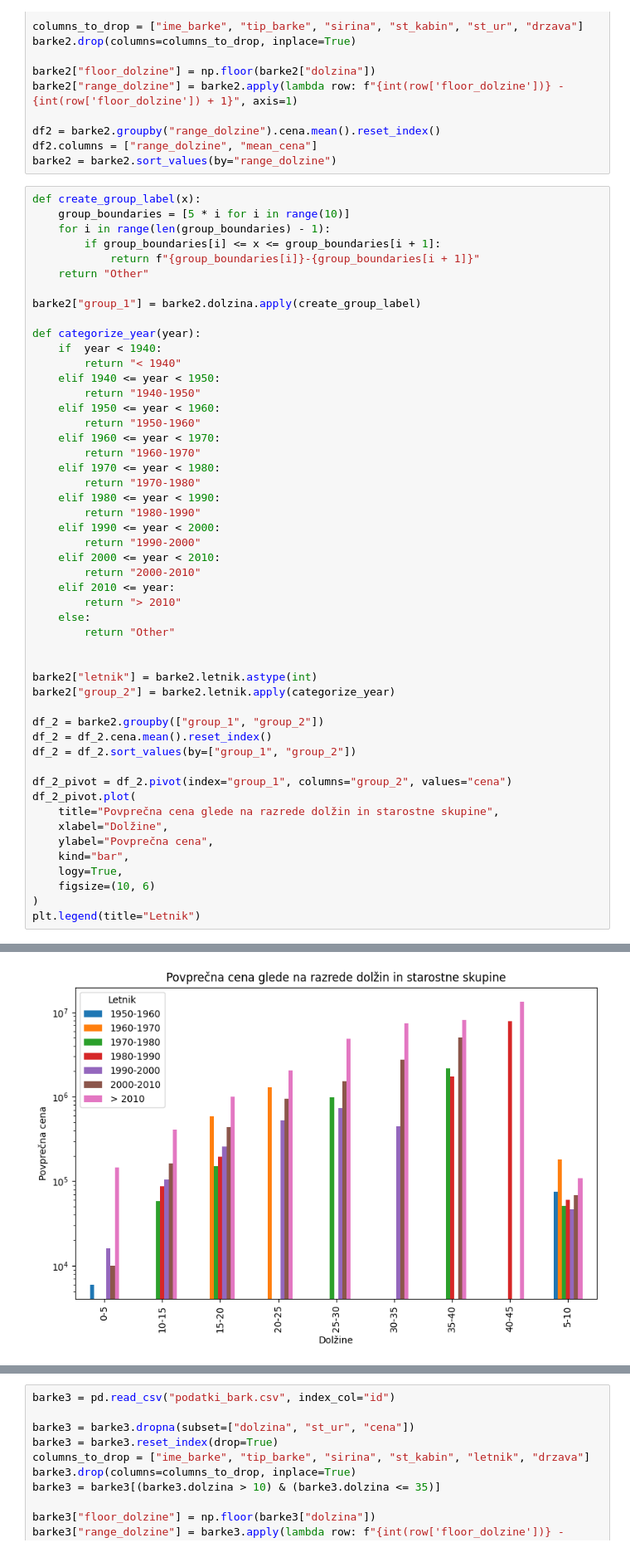
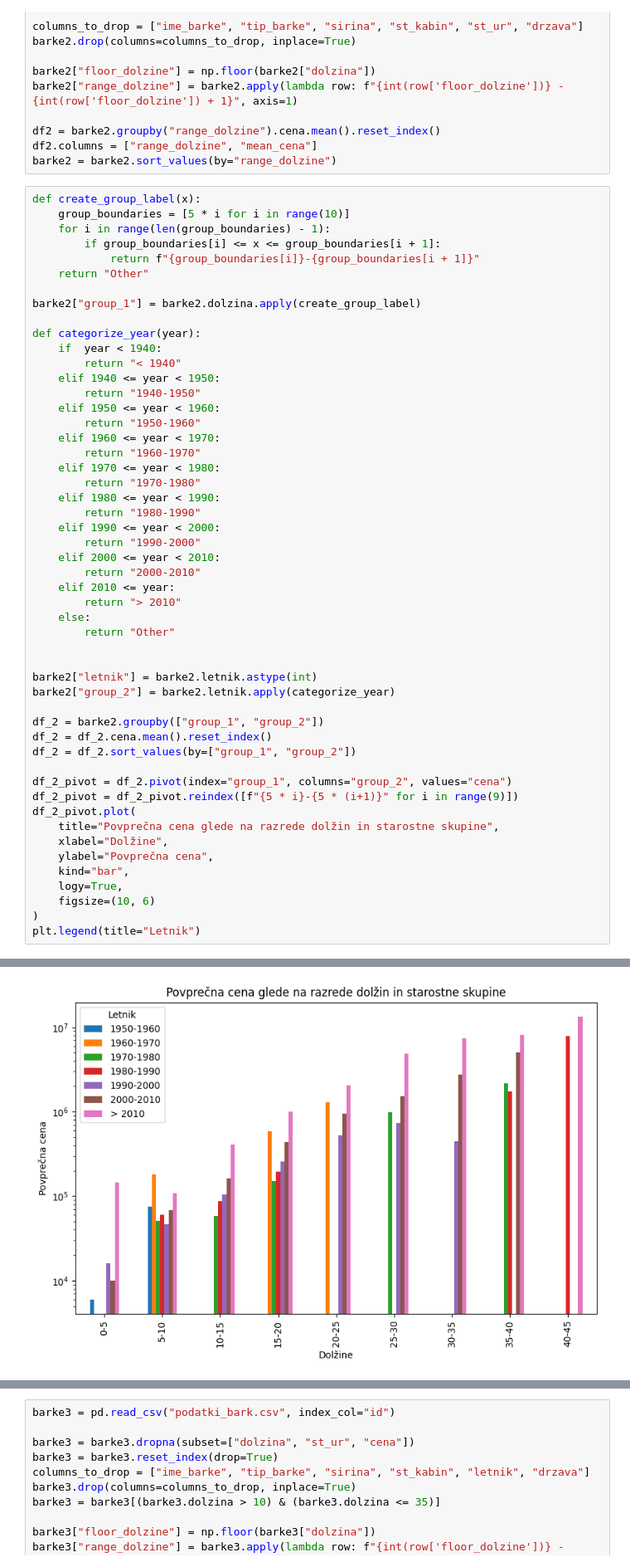
Before and after one commit to JanNabergoj/Analiza_podatkov, a Jupyter notebook: Analiza_bark.ipynb, the cells around one changed output, grey strips where cells are left out. Shown: that part at 83% size. Saved outputs shown, nothing was run; the diff lists cells and outputs as text.

```diff
--- a/Analiza_bark.ipynb
+++ b/Analiza_bark.ipynb
@@ -189,32 +197,33 @@ def categorize_year(year):
         return "1980-1990"
     elif 1990 <= year < 2000:
         return "1990-2000"
     elif 2000 <= year < 2010:
         return "2000-2010"
     elif 2010 <= year:
         return "> 2010"
     else:
         return "Other"
 
 
 barke2["letnik"] = barke2.letnik.astype(int)
 barke2["group_2"] = barke2.letnik.apply(categorize_year)
 
 df_2 = barke2.groupby(["group_1", "group_2"])
 df_2 = df_2.cena.mean().reset_index()
 df_2 = df_2.sort_values(by=["group_1", "group_2"])
 
 df_2_pivot = df_2.pivot(index="group_1", columns="group_2", values="cena")
+df_2_pivot = df_2_pivot.reindex([f"{5 * i}-{5 * (i+1)}" for i in range(9)])
 df_2_pivot.plot(
     title="Povprečna cena glede na razrede dolžin in starostne skupine",
     xlabel="Dolžine",
     ylabel="Povprečna cena",
     kind="bar",
     logy=True,
     figsize=(10, 6)
 )
 plt.legend(title="Letnik")
 # %% [output]
 <matplotlib.legend.Legend at 0x...>
-[figure, old version]
+[figure, new version]
 # %% [markdown]
```
Also changed, not shown: parts of 9 cells of this notebook, 2 other files.
